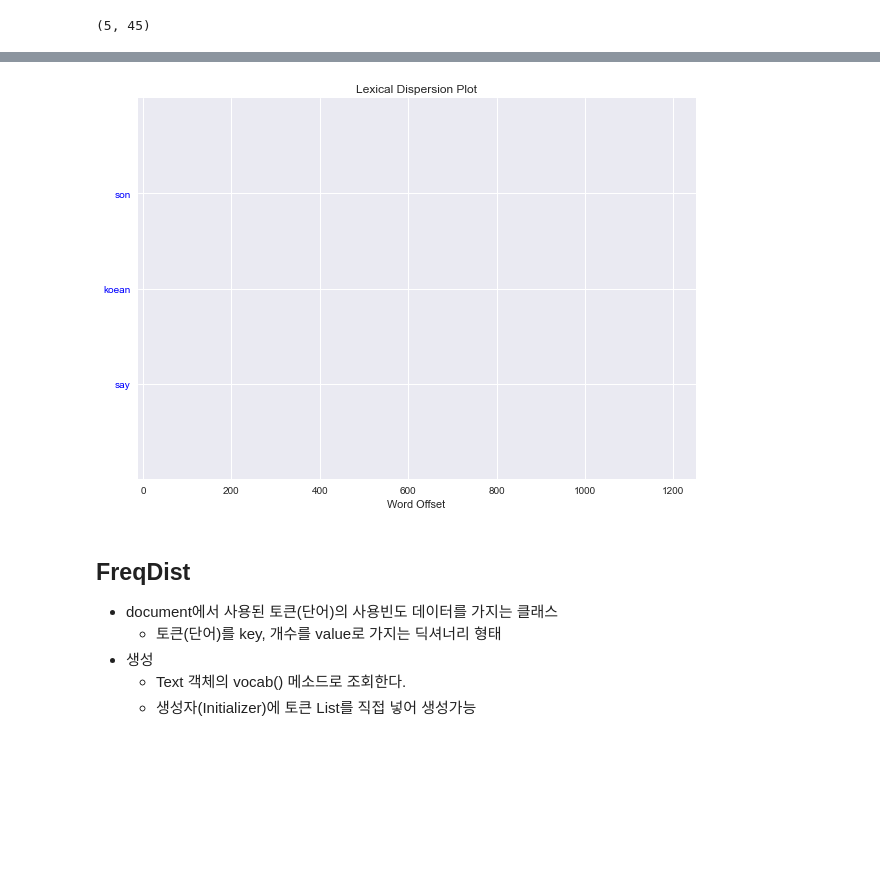
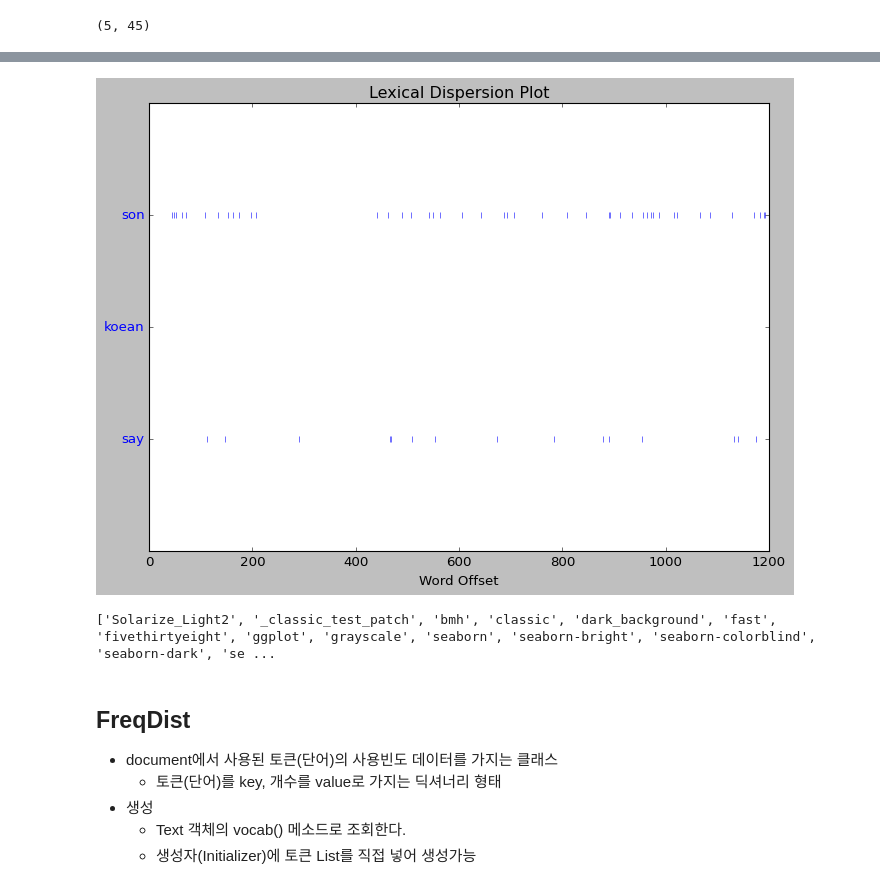
Before and after one commit to Slangoij/TIL_TodayILearned, a Jupyter notebook: 09.텍스트분석/01_NLP개요_NLTK 패키지를 이용한 데이터 전처리.ipynb, the cells around one changed output, grey strips where cells are left out. Drawn from its saved outputs; the diff is of its cells as text; code cells hidden in the pictures; blank space fills up the shorter version.

```diff
--- a/09.텍스트분석/01_NLP개요_NLTK 패키지를 이용한 데이터 전처리.ipynb
+++ b/09.텍스트분석/01_NLP개요_NLTK 패키지를 이용한 데이터 전처리.ipynb
@@ -775,11 +793,16 @@ plt.show()
 # %%
+mpl.style.use('classic')
 plt.figure(figsize=(10,7))
-
 news_text.dispersion_plot(['son', 'koean', 'say'])
-
 plt.show()
+mpl.style.use('seaborn')
 # %% [output]
-[figure, old version]
+[figure, new version]
+# %%
+import matplotlib.pyplot as plt
+print(plt.style.available)
+# %% [output]
+['Solarize_Light2', '_classic_test_patch', 'bmh', 'classic', 'dark_background', 'fast', 'fivethirtyeight', 'ggplot', 'grayscale', 'seaborn', 'seaborn-bright', 'seaborn-colorblind', 'seaborn-dark', 'se ...
 # %% [markdown]
 ## FreqDist
 - document에서 사용된 토큰(단어)의 사용빈도 데이터를 가지는 클래스
```
Also changed, not shown: parts of 38 cells of this notebook, 5 other files.
